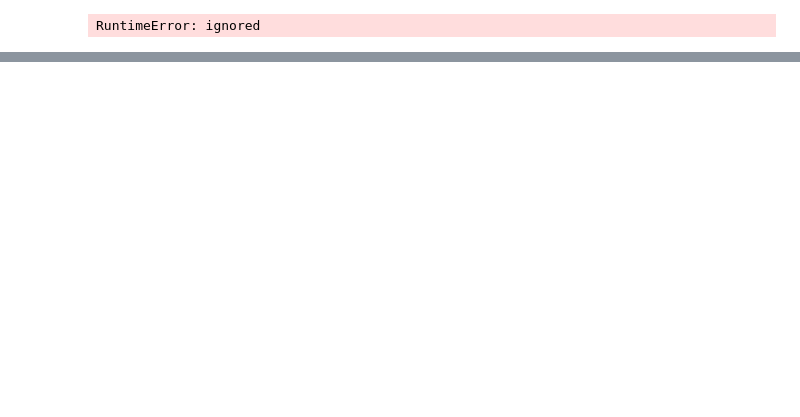
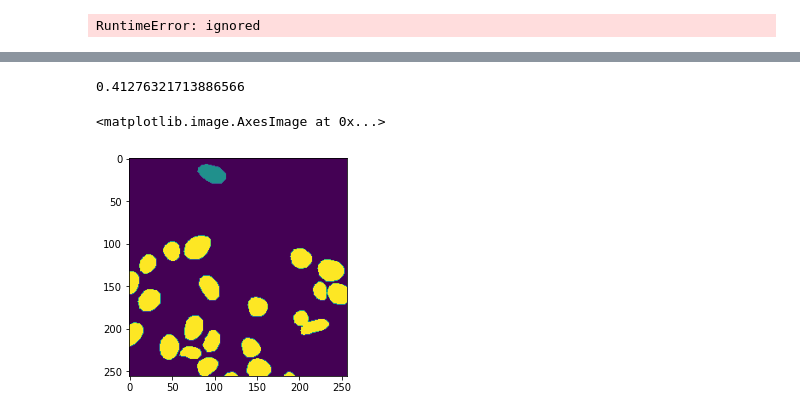
Before and after one commit to MahdiEsrafili/image_segmentation, a Jupyter notebook: cancer_instance_segmentation.ipynb, the cells around one changed output, grey strips where cells are left out. Cells and saved outputs as stored; diff of their text form; code cells hidden in the pictures; blank space fills up the shorter version.

```diff
--- a/cancer_instance_segmentation.ipynb
+++ b/cancer_instance_segmentation.ipynb
@@ -317,0 +356,31 @@ RuntimeError: ignored
+# %%
+class CancerSemantic(Dataset):
+  def __init__(self,indexes, images, masks, types, transform):
+    self.indexes = indexes
+    self.images = images
+    self.masks = masks
+    self.types = types
+    self.transform = transform
+
+  def __len__(self):
+    return self.indexes.shape[0]
+
+  def __getitem__(self, idx):
+    image = Image.fromarray(self.images[self.indexes[idx]].astype(np.uint8))
+    image = self.transform(image)
+    mask = self.masks[idx]
+    masks = self.create_mask(mask)
+    return image, masks
+
+  def create_mask(self, mask):
+    channel_types = np.array(['Neoplastic cells', 'Inflammatory', 'Connective/Soft tissue cells', 'Dead Cells', 'Epithelial', 'Background'])
+    result = mask.copy()
+    masks = np.zeros(result.shape[:2])
+    num_channels = result.shape[-1]
+    channel_label_map = {0:1, 1:1, 2:2, 3:3, 4:4, 5:0}
+    for channel in range(num_channels):
+      masks += np.logical_and(result[:,:,channel], 1) * channel_label_map[channel]
+    masks = torch.tensor(masks, dtype=torch.int8)
+    return masks
+# %%
+cancer_semantic_ds = CancerSemantic(breast_cell_idx, images, masks, types, transform)
@@ -317,0 +401,2 @@ RuntimeError: ignored
+# %%
+train_dataset, test_dataset = torch.utils.data.random_split(cancer_semantic_ds, [500, 249])
@@ -317,0 +484,9 @@ RuntimeError: ignored
+# %%
+sum(test_losses) / len(test_losses)
+# %% [output]
+0.41276321713886566
+# %%
+plt.imshow(test_dataset[0][1])
+# %% [output]
+<matplotlib.image.AxesImage at 0x...>
+[figure, added]
```
Also changed, not shown: parts of 40 cells of this notebook.
